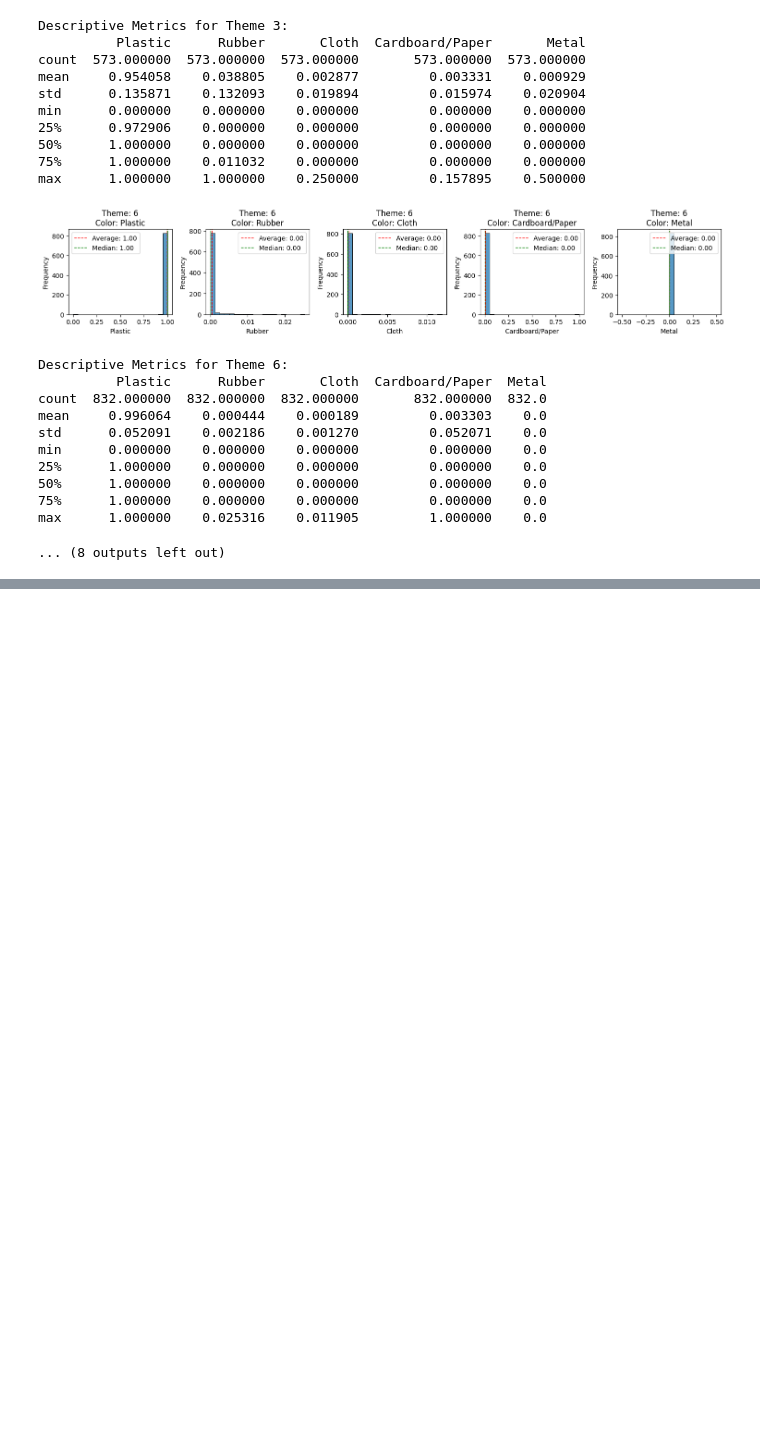
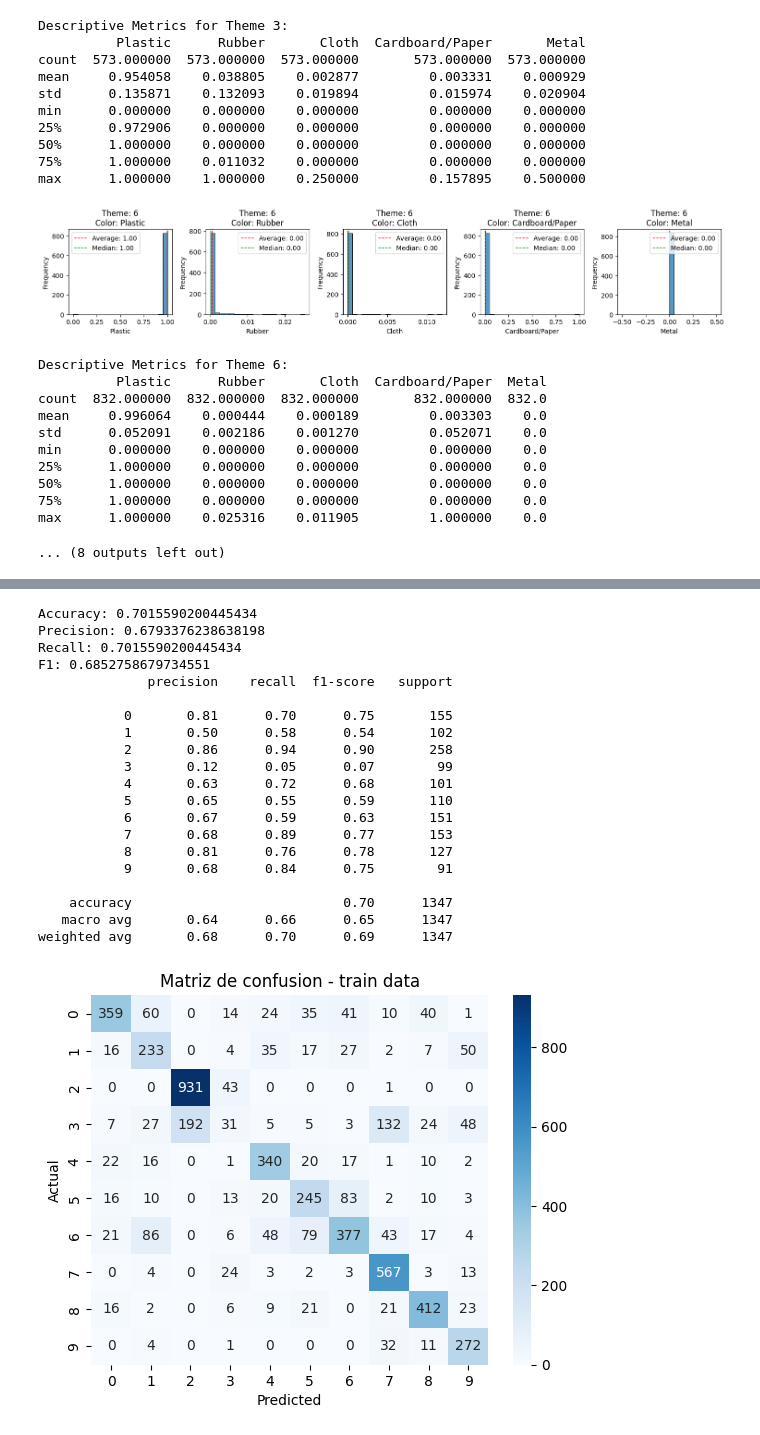
Before and after one commit to BenjaSar/ApMaqI, a Jupyter notebook: TP_ApM1.ipynb, the cells around one changed output, grey strips where cells are left out. Drawn from its saved outputs; the diff is of its cells as text; code cells hidden in the pictures; blank space fills up the shorter version.

Commit message:
Prueba

```diff
--- a/TP_ApM1.ipynb
+++ b/TP_ApM1.ipynb
@@ -352,0 +357,43 @@ plt.show()
+# %%
+def evaluar(y_test, y_train, y_pred, y_pred_is):
+
+    print('Accuracy:', accuracy_score(y_test, y_pred))
+    print('Precision:', precision_score(y_test, y_pred, average='weighted'))
+    print('Recall:', recall_score(y_test, y_pred, average='weighted'))
+    print('F1:', f1_score(y_test, y_pred, average='weighted'))
+    print(classification_report(y_test,y_pred))
+
+    cm = confusion_matrix(y_train, y_pred_is)
+    sns.heatmap(cm, cmap=sns.color_palette("Blues", as_cmap=True), annot=True, fmt='g')
+    plt.xlabel('Predicted')
+    plt.ylabel('Actual')
+    plt.title('Matriz de confusion - train data')
+    plt.show()
+
+    cm = confusion_matrix(y_test, y_pred)
+    sns.heatmap(cm, cmap=sns.color_palette("Blues", as_cmap=True), annot=True, fmt='g')
+    plt.xlabel('Predicted')
+    plt.ylabel('Actual')
+    plt.title('Matriz de confusion - test data')
+    plt.show()
+# %%
+# Se seleccionaron 12 features basandonos en top 20 por MI y luego eliminando features correlacionadas entre si (Spearman)
+features = ['Plates Special', 'Bricks', 'Duplo, Quatro and Primo', 'Minifig Accessories', 'gris', 'Bricks Sloped', 'negro',
+            'Transportation - Land', 'Technic Pins', 'rojo', 'amarillo', 'Bars, Ladders and Fences']
+# %%
+# Dividir el conjunto de datos en características (X) y etiquetas (y)
+X = data[features]
+y = data['themes']
+# %%
+# Dividir los datos en conjuntos de entrenamiento y prueba
+X_train, X_test, y_train, y_test = train_test_split(X, y, test_size=0.2, random_state=42)
+# %%
+# Pruebo un log reg balanceado
+lr_model = LogisticRegressionCV(random_state=42, class_weight='balanced', max_iter=1000)
+lr_model.fit(X_train, y_train)
+y_pred = lr_model.predict(X_test)
+y_pred_is = lr_model.predict(X_train)
+
+# Métricas de evaluación
+evaluar(y_test, y_train, y_pred, y_pred_is)
+# %% [output]
@@ -352,0 +417,21 @@ plt.show()
+Accuracy: 0.7015590200445434
+Precision: 0.6793376238638198
+Recall: 0.7015590200445434
+F1: 0.6852758679734551
+              precision    recall  f1-score   support
+
+           0       0.81      0.70      0.75       155
+           1       0.50      0.58      0.54       102
+           2       0.86      0.94      0.90       258
+           3       0.12      0.05      0.07        99
+           4       0.63      0.72      0.68       101
+           5       0.65      0.55      0.59       110
+           6       0.67      0.59      0.63       151
+           7       0.68      0.89      0.77       153
+           8       0.81      0.76      0.78       127
+           9       0.68      0.84      0.75        91
+
+    accuracy                           0.70      1347
+   macro avg       0.64      0.66      0.65      1347
+weighted avg       0.68      0.70      0.69      1347
+[figure, added]
```
Also changed, not shown: parts of 3 cells of this notebook.
